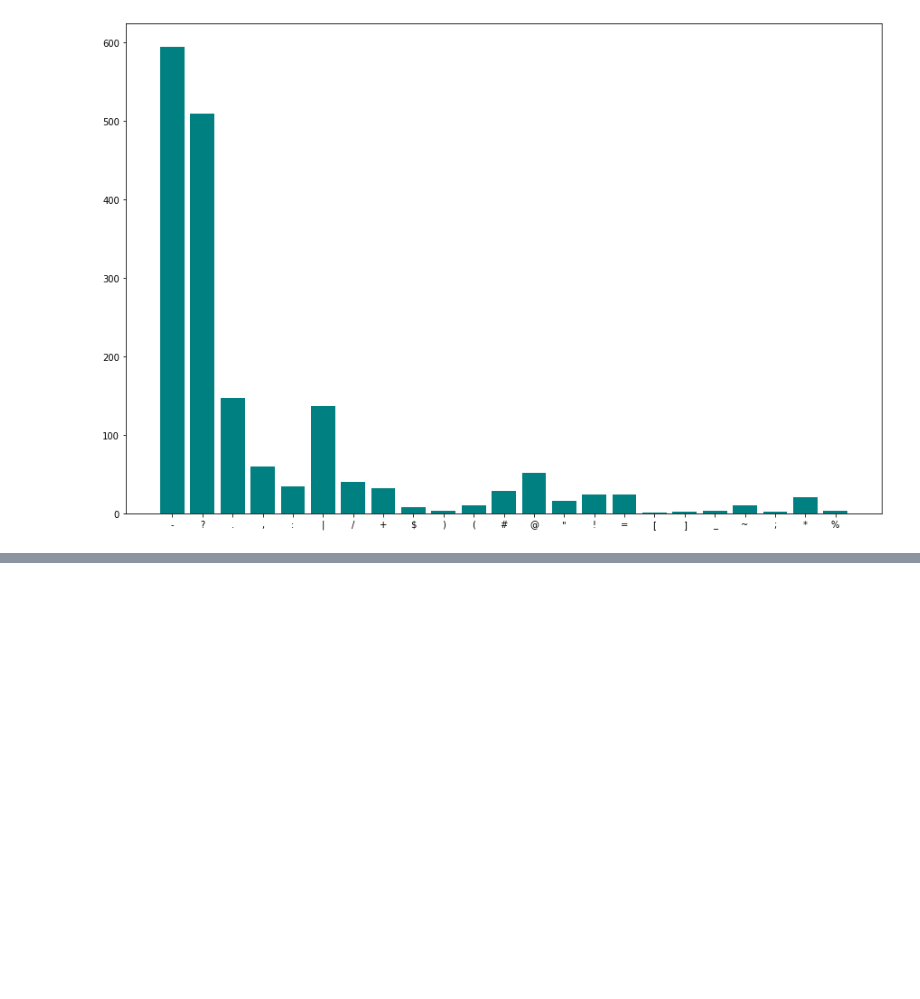
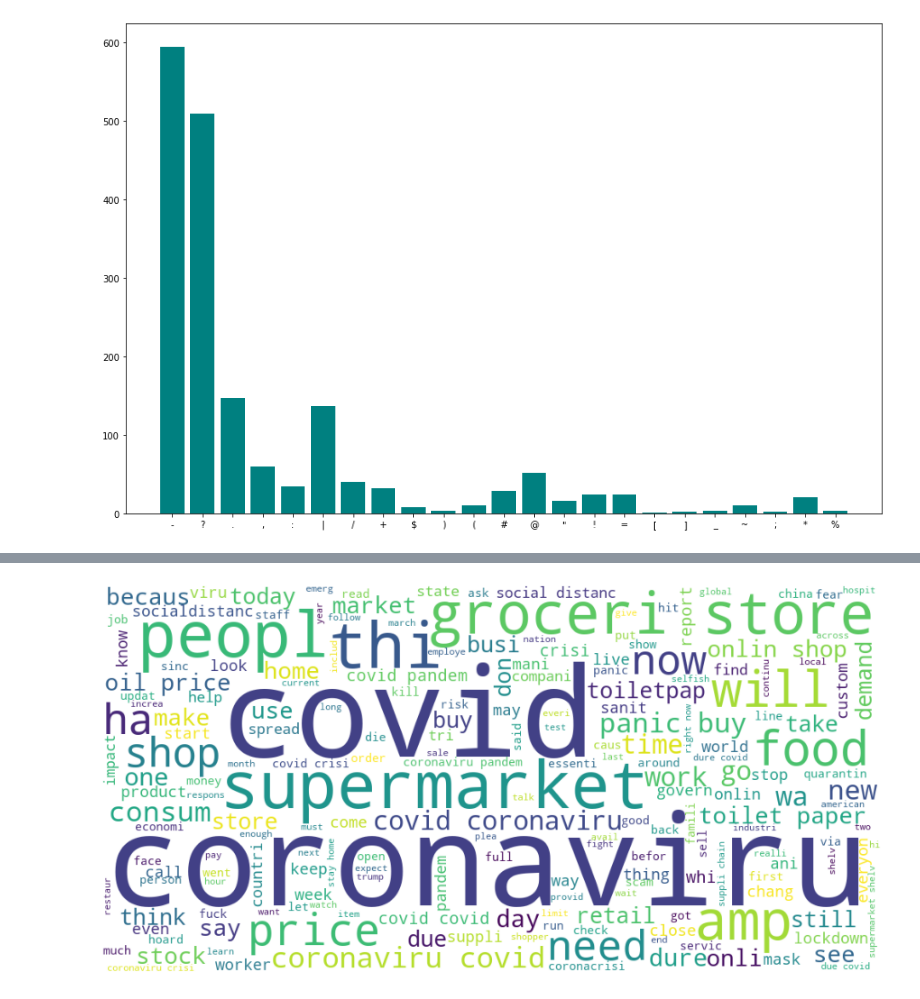
Before and after one commit to Nikkiie/Covid-tweet-sentiment-analysis-Classification, a Jupyter notebook: Covid_19_Tweet_Analysis.ipynb, the cells around one changed output, grey strips where cells are left out. Cells and saved outputs as stored; diff of their text form; code cells hidden in the pictures; blank space fills up the shorter version.

```diff
--- a/Covid_19_Tweet_Analysis.ipynb
+++ b/Covid_19_Tweet_Analysis.ipynb
@@ -409,0 +582,10 @@ plt.bar(x,y, color='teal')
+# %%
+neutral_tweets = ' '.join([text for text in twt_df['Clean_tweet'][twt_df['Sentiment'] == 'Neutral']])
+wordcloud = WordCloud(width=1000, height=500, background_color ='white').generate(neutral_tweets)
+plt.figure(figsize=(15, 6))
+plt.imshow(wordcloud)
+plt.axis('off')
+plt.tight_layout(pad = 0)
+plt.show()
+# %% [output]
+[figure, added]
```
Also changed, not shown: parts of 38 cells of this notebook.
